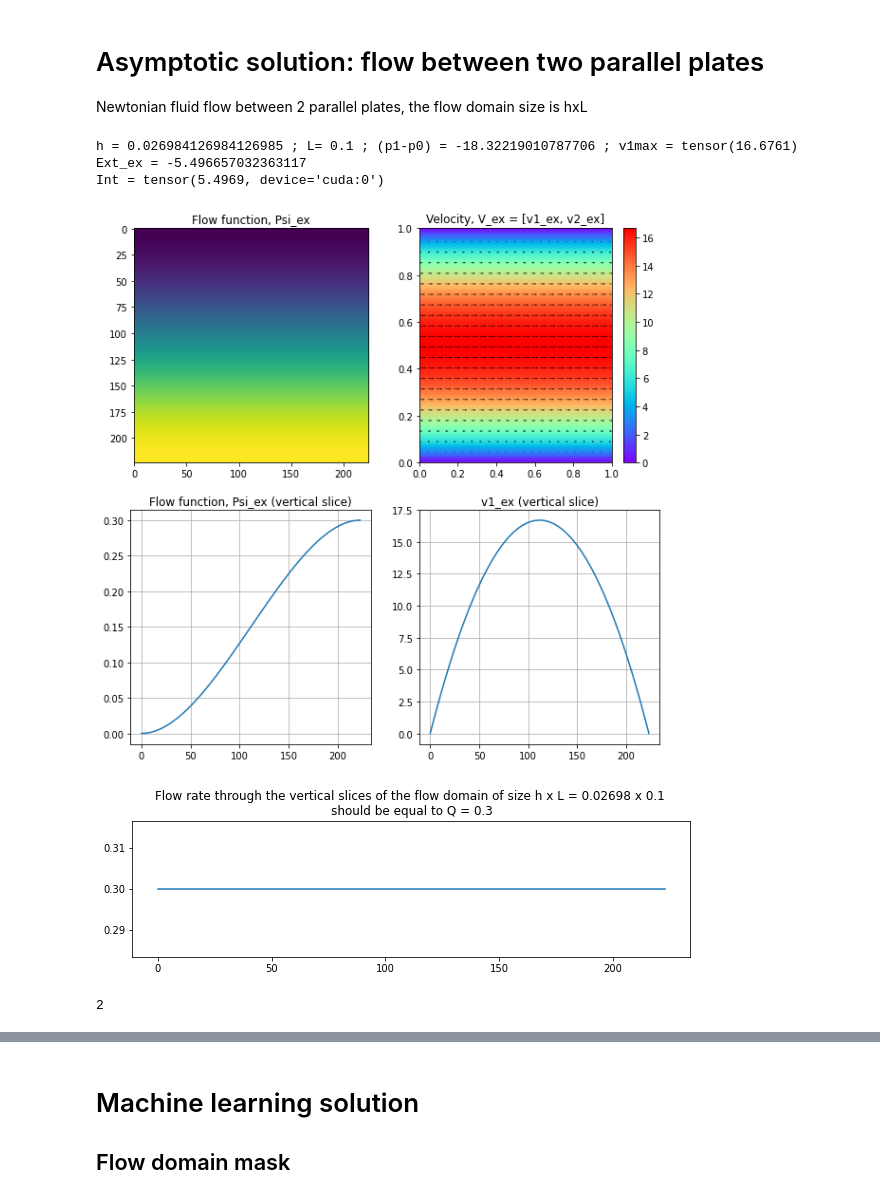
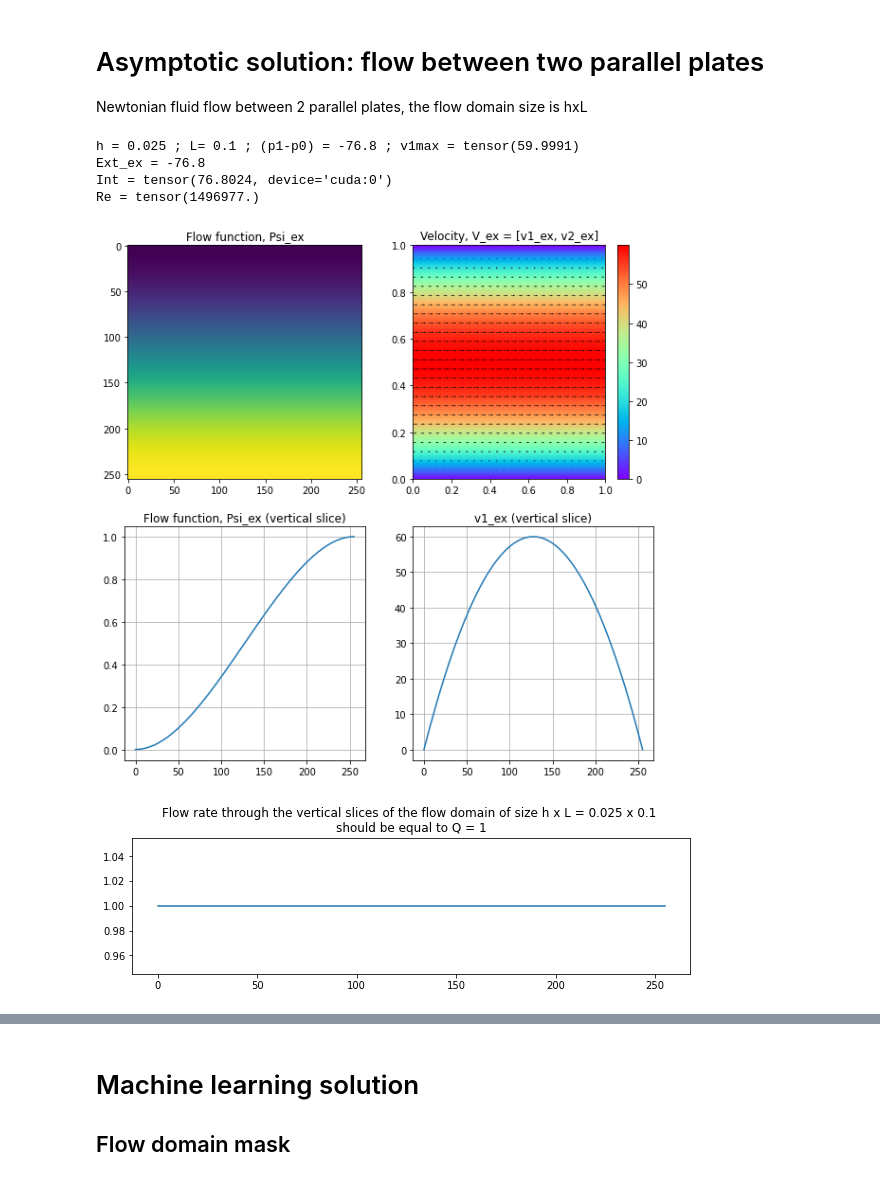
Before and after one commit to Mechanics-Mechatronics-and-Robotics/Physics-based-loss-and-machine-learning-approach-in-application-to-viscous-fluids-flow-modeling, a Jupyter notebook: Main.ipynb, the cells around one changed output, grey strips where cells are left out. Drawn from its saved outputs; the diff is of its cells as text; code cells hidden in the pictures.

```diff
--- a/Main.ipynb
+++ b/Main.ipynb
@@ -46,10 +51,11 @@ from PIL import Image
 ## Constants
 # %%
 #Training
-SIZE = 224 # image size
-EPOCHS = 15000
+SIZE = 256 # image size
+EPOCHS = 20000
 NoOfFeatures = 32 #32
 WORK_DIR = '/root/Physics_based_loss'
+#SCALE_FACTOR = 1 # muliplier for the loss function
 DEVICE = torch.device("cuda" if torch.cuda.is_available() else "cpu")
 MODEL_NAME = "unet"
 EARLY_STOP_PATIENCE = EPOCHS*2/3
@@ -83,10 +89,15 @@ The fluid is Newtonian.
 The domain of size *'L x L'*  with flow channel is represented as an image of size *'SIZE x SIZE'*. $S_1$ is the upper wall with the green label [0 255 0]. $S_2$ and $S_4$ are outlet and inlet surfaces, respectivelly. $S_3$ is the lower wall with the blue label [0 0 255]. No-slip condition is applied on the walls. The flow rate is given and equal to $Q$.
 # %%
 #Image number from the imgList
-imgNo = 2
+imgNo = 3
+
+#read proporion from the title
+regex = re.compile(r'\d+')
+proportion = regex.findall(imgList[imgNo])
+
 # L x L flow domain
 L = 0.1
-h = (126-92)*L/126 # h is thickness of the gap between 2 parallel plates when 'Parallel plates.png' is under study
+h = L/4 # h is thickness of the gap between 2 parallel plates when 'Parallel plates.png' is under study
 
 # Normalized coordinates, finite diferences, limits and elementary surface area
 X1N = torch.linspace(0, 1, SIZE)
@@ -98,10 +109,12 @@ LIM2 = [0, L]
 ds = DX1N * DX2N * LIM1[1] * LIM2[1] # elementary surface area
 
 # Flow rate through the inlet (outlet) boundary, m^3/s
-Q = 0.3
+Q = 1
 
 # Koefficient of dynamic viscosity (viscosity), Pa*s
 MU = 1e-3
+# Density, kg/m**3
+RHO = 998
 # %% [markdown]
 ## Additional functions
 # %% [markdown]
@@ -529,41 +542,43 @@ int1EtaEta = torch.trapz(EtaEta)
 int2EtaEta = torch.trapz(int1EtaEta)
 ds_ex = DX1N * DX2N * lim1[1] * lim2[1] # elementary surface area
 Int_ex = MU*ds_ex*int2EtaEta #doublelIntegral
 
+Re = RHO*v1ex.max()*h/MU
+
 print('h =', h, '; L=', L, '; (p1-p0) =', pressureDrop,'; v1max =', v1exmax,
       '\nExt_ex =', Ext_ex,
-      '\nInt =', Int_ex)
+      '\nInt =', Int_ex,
+      '\nRe =', Re)
 
 #Visualization
 nr=2
 nc=2
 fig = plt.figure(figsize=(FIGSIZE*nr, FIGSIZE*nc))
 plt.title('Asymptotic solution: Newtonian flow between 2 parallel plates in the flow domain h x L')
 plt.subplot(nr,nc,1)
 plt.imshow(psiex)
 plt.title('Flow function, Psi_ex')
 
 plt.subplot(nr,nc,2)
 vector_plot(np.meshgrid(X1N,X2N), [np.array(v1ex),np.array(v2ex)],FIGSIZE, 'Velocity, V_ex = [v1_ex, v2_ex]', vps)
 
 plt.subplot(nr,nc,3)
 plt.plot(psiex[:,sp])
 plt.grid(True)
 plt.title('Flow function, Psi_ex (vertical slice)')
 
 plt.subplot(nr,nc,4)
 plt.plot(v1ex[:,sp])
 plt.grid(True)
 plt.title('v1_ex (vertical slice)')
 
-#Show the results if the flow between parallel plates is under study ('Parallel plates.png')
-if imgNo == 0:
-    plt.show()
+plt.show()
 # %% [output]
-h = 0.026984126984126985 ; L= 0.1 ; (p1-p0) = -18.32219010787706 ; v1max = tensor(16.6761)
-Ext_ex = -5.496657032363117
-Int = tensor(5.4969, device='cuda:0')
+h = 0.025 ; L= 0.1 ; (p1-p0) = -76.8 ; v1max = tensor(59.9991)
+Ext_ex = -76.8
+Int = tensor(76.8024, device='cuda:0')
+Re = tensor(1496977.)
-[figure, old version]
+[figure, new version]
 # %%
 # Check the flow rate
 Qex = torch.trapezoid(v1ex.t()) * DX1N * h
@@ -573,8 +588,4 @@ plt.plot(Qex.cpu())
 plt.title(f'Flow rate through the vertical slices of the flow domain of size h x L = {h:.4} x {L} \nshould be equal to Q = {Q}')
 plt.show()
 # %% [output]
-[figure, old version]
+[figure, new version]
-# %%
-imgNo
-# %% [output]
-2
```
Also changed, not shown: parts of 20 cells of this notebook.
